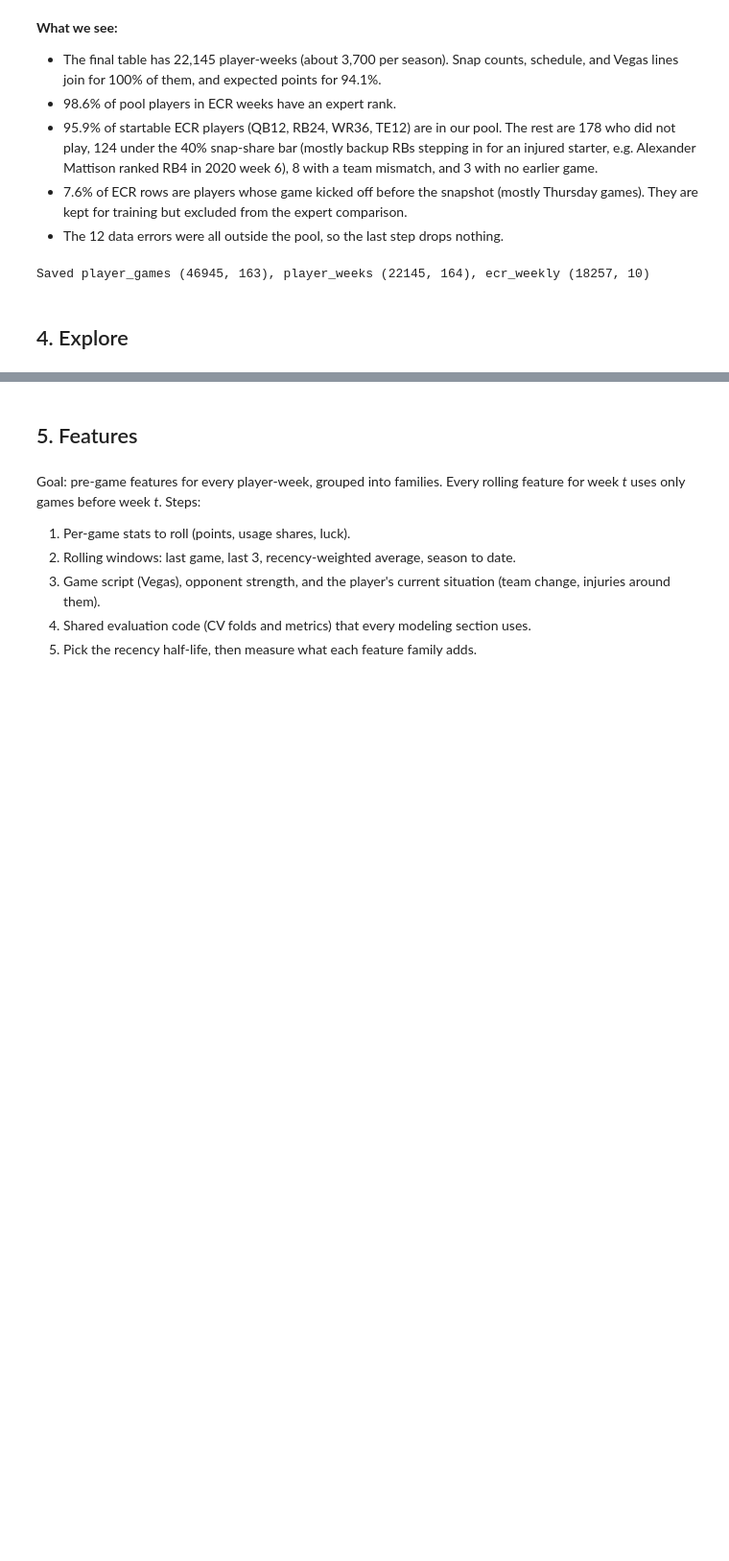
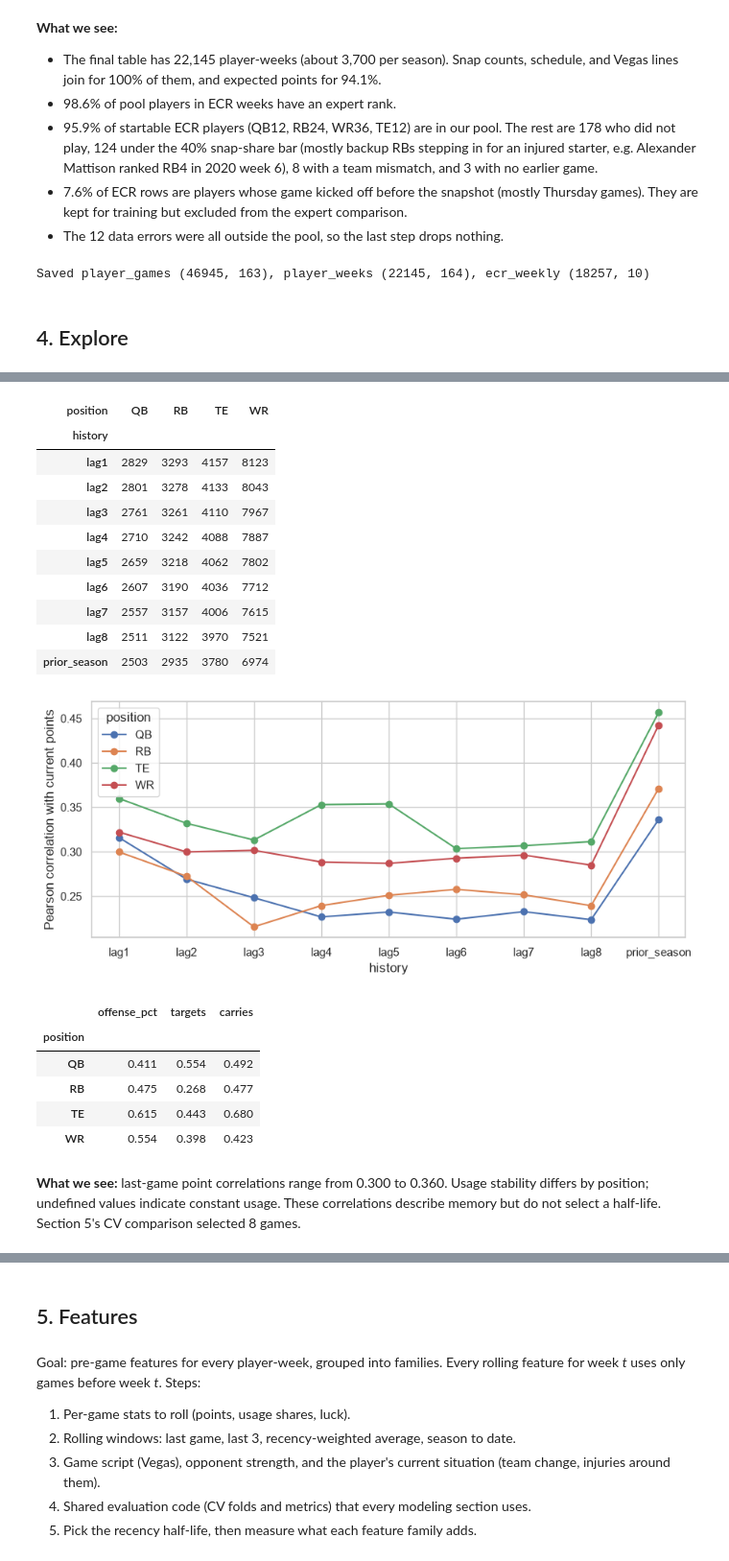
Before and after one commit to HashaRock/CS363M_FFBall_Project, a Jupyter notebook: fantasy_football_rankings.ipynb, the cells around one changed output, grey strips where cells are left out. Shown at 96% size. Saved outputs shown, nothing was run; the diff lists cells and outputs as text; code cells hidden in the pictures; blank space fills up the shorter version.

Commit message:
Implement Phase C exploration and Phase G usage clustering

```diff
--- a/fantasy_football_rankings.ipynb
+++ b/fantasy_football_rankings.ipynb
@@ -506,0 +531,43 @@ Saved player_games (46945, 163), player_weeks (22145, 164), ecr_weekly (18257, 1
+# %%
+c_hist = player_games[player_games.season < TEST_SEASON].sort_values(KEY).copy()
+c_hist = c_hist[~c_hist.data_error].copy()
+for lag in range(1, 9):
+    c_hist[f'lag{lag}'] = c_hist.groupby('gsis_id')[TARGET].shift(lag)
+for stat in ['offense_pct', 'targets', 'carries']:
+    c_hist[f'{stat}_prior'] = c_hist.groupby('gsis_id')[stat].shift(1)
+c_prior = c_hist.groupby(['gsis_id', 'season'])[TARGET].mean().rename('prior_season').reset_index()
+c_prior['season'] += 1
+c_lags = c_rows[KEY + ['position', TARGET]].merge(
+    c_hist[KEY + [f'lag{i}' for i in range(1, 9)] + ['offense_pct', 'targets', 'carries'] +
+           [f'{s}_prior' for s in ['offense_pct', 'targets', 'carries']]], on=KEY, validate='one_to_one').merge(c_prior, on=['gsis_id','season'], how='left')
+c_memory = pd.DataFrame([
+    {'position': p, 'history': h, 'n': len(w.dropna(subset=[h, TARGET])), 'correlation': w[h].corr(w[TARGET])}
+    for p,w in c_lags.groupby('position') for h in [f'lag{i}' for i in range(1,9)] + ['prior_season']])
+display(c_memory.pivot(index='history', columns='position', values='n'))
+c_memory.pivot(index='history', columns='position', values='correlation').reindex(
+    [f'lag{i}' for i in range(1,9)] + ['prior_season']).plot(marker='o', figsize=(10,4), ylabel='Pearson correlation with current points')
+plt.show()
+c_stability = pd.DataFrame({s: c_lags.groupby('position').apply(lambda w: w[s].corr(w[f'{s}_prior']))
+                            for s in ['offense_pct','targets','carries']})
+display(c_stability.round(3))
+display(Markdown(f"**What we see:** last-game point correlations range from {c_memory.query('history == \"lag1\"').correlation.min():.3f} to {c_memory.query('history == \"lag1\"').correlation.max():.3f}. Usage stability differs by position; undefined values indicate constant usage. These correlations describe memory but do not select a half-life. Section 5's CV comparison selected 8 games."))
+# %% [output]
+| position | QB | RB | TE | WR |
+| history |  |  |  |  |
+| lag1 | 2829 | 3293 | 4157 | 8123 |
+| lag2 | 2801 | 3278 | 4133 | 8043 |
+| lag3 | 2761 | 3261 | 4110 | 7967 |
+| lag4 | 2710 | 3242 | 4088 | 7887 |
+| lag5 | 2659 | 3218 | 4062 | 7802 |
+| lag6 | 2607 | 3190 | 4036 | 7712 |
+| lag7 | 2557 | 3157 | 4006 | 7615 |
+| lag8 | 2511 | 3122 | 3970 | 7521 |
+| prior_season | 2503 | 2935 | 3780 | 6974 |
+[figure, added]
+|  | offense_pct | targets | carries |
+| position |  |  |  |
+| QB | 0.411 | 0.554 | 0.492 |
+| RB | 0.475 | 0.268 | 0.477 |
+| TE | 0.615 | 0.443 | 0.680 |
+| WR | 0.554 | 0.398 | 0.423 |
+**What we see:** last-game point correlations range from 0.300 to 0.360. Usage stability differs by position; undefined values indicate constant usage. These correlations describe memory but do not select a half-life. Section 5's CV comparison selected 8 games.
```
Also changed, not shown: parts of 17 cells of this notebook, 3 other files.
